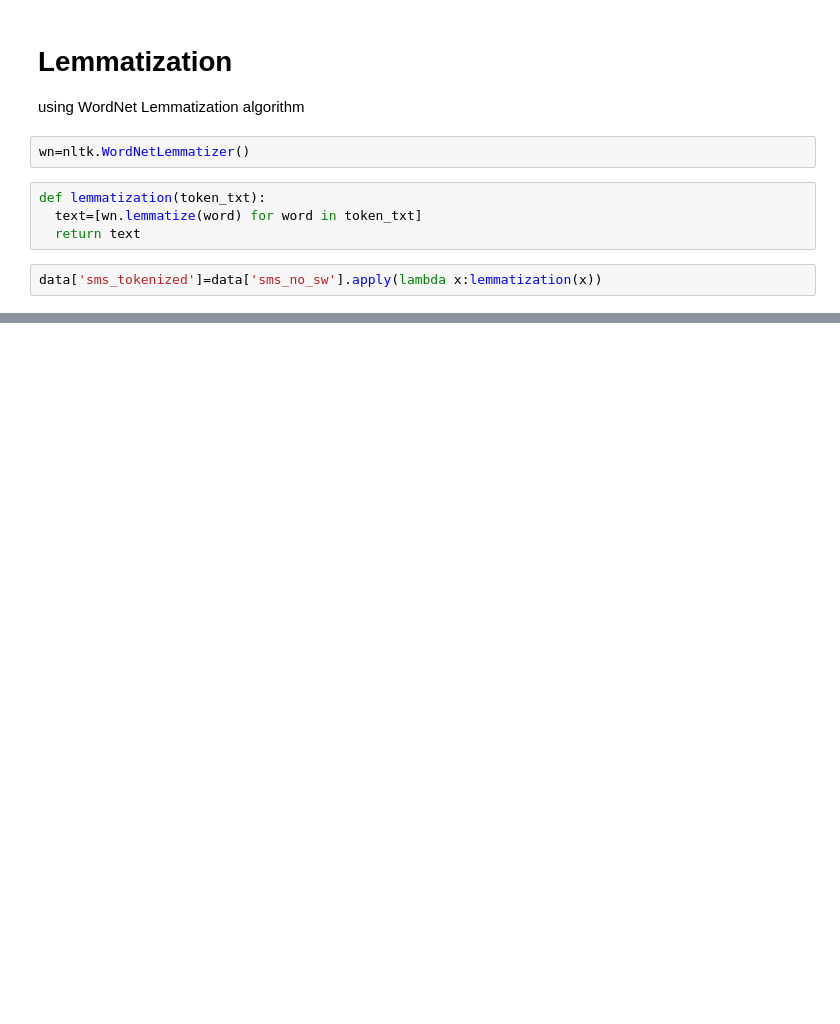
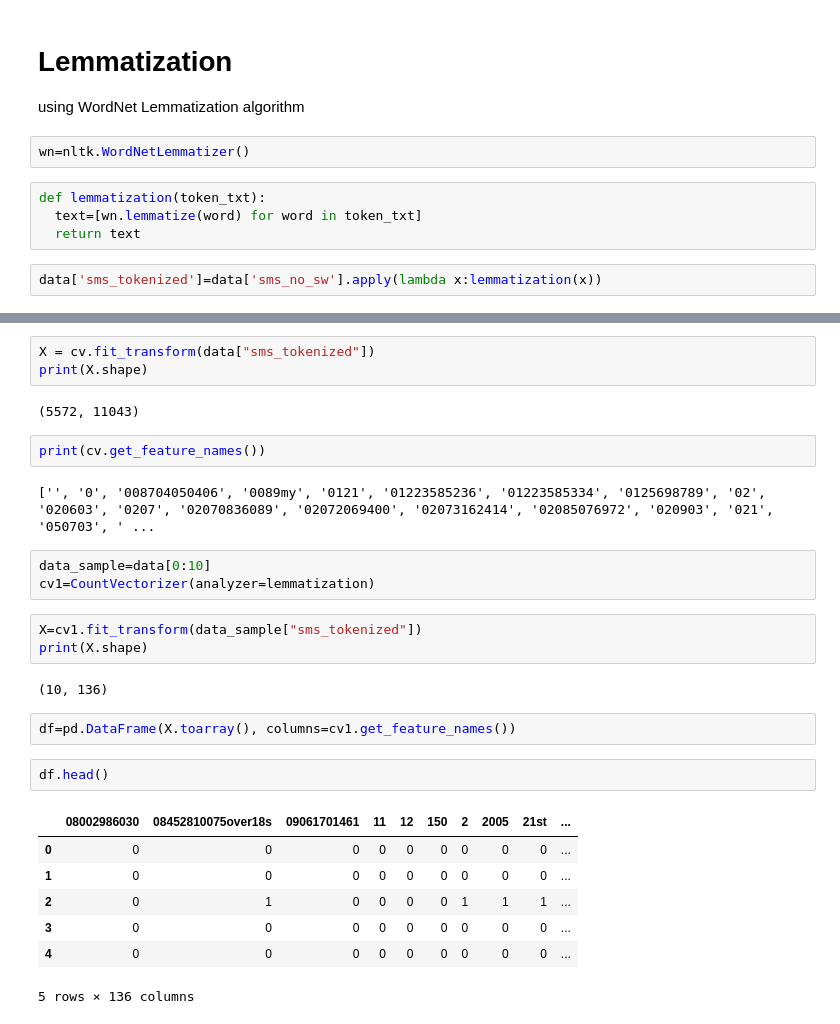
Before and after one commit to memetics19/Sms_spam_collection-, a Jupyter notebook: SMS_Spam_Collection.ipynb, the cells around one changed output, grey strips where cells are left out. Cells and saved outputs as stored; diff of their text form; blank space fills up the shorter version.

```diff
--- a/SMS_Spam_Collection.ipynb
+++ b/SMS_Spam_Collection.ipynb
@@ -219,0 +227,29 @@ data.head()
+# %%
+X = cv.fit_transform(data["sms_tokenized"])
+print(X.shape)
+# %% [output]
+(5572, 11043)
+# %%
+print(cv.get_feature_names())
+# %% [output]
+['', '0', '008704050406', '0089my', '0121', '01223585236', '01223585334', '0125698789', '02', '020603', '0207', '02070836089', '02072069400', '02073162414', '02085076972', '020903', '021', '050703', ' ...
+# %%
+data_sample=data[0:10]
+cv1=CountVectorizer(analyzer=lemmatization)
+# %%
+X=cv1.fit_transform(data_sample["sms_tokenized"])
+print(X.shape)
+# %% [output]
+(10, 136)
+# %%
+df=pd.DataFrame(X.toarray(), columns=cv1.get_feature_names())
+# %%
+df.head()
+# %% [output]
+|  | 08002986030 | 08452810075over18s | 09061701461 | 11 | 12 | 150 | 2 | 2005 | 21st | ... |
+| 0 | 0 | 0 | 0 | 0 | 0 | 0 | 0 | 0 | 0 | ... |
+| 1 | 0 | 0 | 0 | 0 | 0 | 0 | 0 | 0 | 0 | ... |
+| 2 | 0 | 1 | 0 | 0 | 0 | 0 | 1 | 1 | 1 | ... |
+| 3 | 0 | 0 | 0 | 0 | 0 | 0 | 0 | 0 | 0 | ... |
+| 4 | 0 | 0 | 0 | 0 | 0 | 0 | 0 | 0 | 0 | ... |
+5 rows × 136 columns
```
Also changed, not shown: parts of 3 cells of this notebook.
